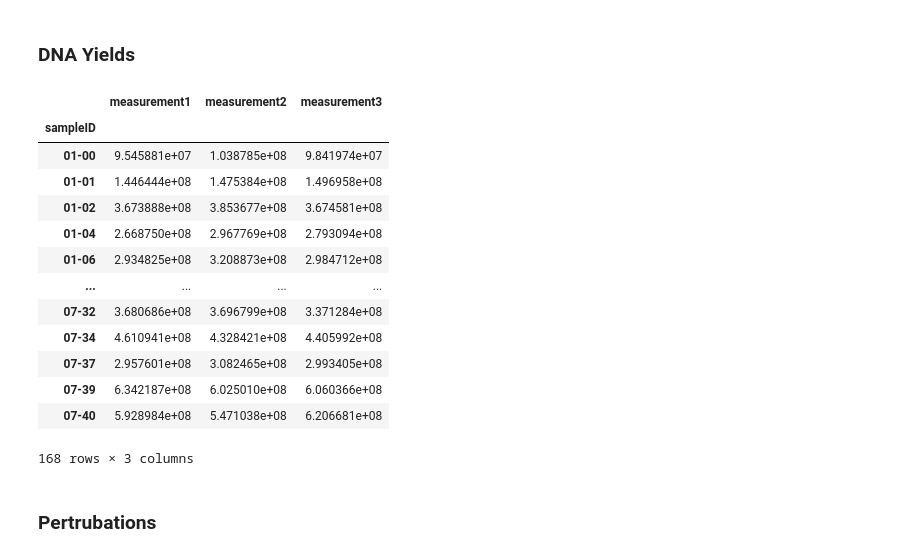
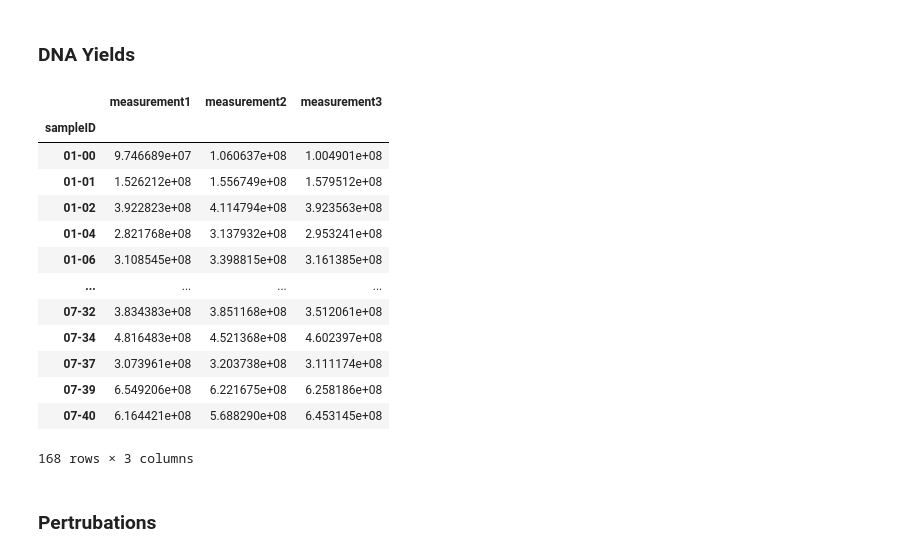
Before and after one commit to alejandrocs98/masters-thesis, a Jupyter notebook: ecological-modeling/data_preparation_mdsine2.ipynb, the cells around one changed output. Saved outputs shown, nothing was run; the diff lists cells and outputs as text; code cells hidden in the pictures.

```diff
--- a/ecological-modeling/data_preparation_mdsine2.ipynb
+++ b/ecological-modeling/data_preparation_mdsine2.ipynb
@@ -201,6 +201,6 @@ metadata
 # %%
 # dna_yields = pd.read_excel('McNulty_data_source.xlsx', sheet_name='DNA_yields')
-dna_yields = pd.read_excel('McNulty_data_source.xlsx', sheet_name='DNA_per_sample')
+dna_yields = pd.read_excel('mcnulty-datasets/McNulty_data_source.xlsx', sheet_name='DNA_per_sample')
 # dna_yields['Day'] = dna_yields['Day'].replace('cecum', 'CEC')
 dna_yields = dna_yields[dna_yields['Day'] != 'cecum']
 dna_yields
@@ -227,7 +227,7 @@ conversion_factor
 # %% [output]
 912445569696969.6
 # %%
-genome_size = pd.read_excel('McNulty_data_source.xlsx', sheet_name='Genome_size')
+genome_size = pd.read_excel('mcnulty-datasets/McNulty_data_source.xlsx', sheet_name='Genome_size')
 genome_size
 # %% [output]
 |  | name | Genome_length (bp) |
@@ -289,7 +290,7 @@ dna_yields
 | 374 | 15 | 41 | 0.56 |
 375 rows × 3 columns
 # %%
-full_table = pd.merge(raw_counts_long, dna_yields, on=['Mouse', 'Day'])
+full_table = pd.merge(norm_counts_long, dna_yields, on=['Mouse', 'Day'])
 full_table = full_table[full_table.columns[[0,4,2,3,1,5]]].copy()
 full_table
 # %% [output]
@@ -385,21 +386,21 @@ table_summary
 359 rows × 3 columns
 # %%
-dna_yields = table_summary.copy()
-dna_yields.sort_values(by=['Mouse', 'Day'], inplace=True)
-dna_yields['sampleID'] = dna_yields['Mouse'].astype(str) + '-' + dna_yields['Day'].astype(str)
+dna_molecules = table_summary.copy()
+dna_molecules.sort_values(by=['Mouse', 'Day'], inplace=True)
+dna_molecules['sampleID'] = dna_molecules['Mouse'].astype(str) + '-' + dna_molecules['Day'].astype(str)
 to_rename = {'^1-':'01-', '^2-':'02-', '^3-':'03-', '^4-':'04-', '^5-':'05-', '^6-':'06-', '^7-':'07-', '^8-':'08-', '^9-':'09-',
               '-0':'-00','-1$':'-01', '-2$':'-02', '-3$':'-03', '-4$':'-04', '-5$':'-05', '-6$':'-06', '-7$':'-07', '-8$':'-08', '-9$':'-09'}
-dna_yields['sampleID'] = dna_yields['sampleID'].replace(to_replace=to_rename, regex=True)
-dna_yields = dna_yields.loc[:,['sampleID', 'measurement1']]
-dna_yields.set_index('sampleID', inplace=True)
-dna_yields.columns = ['measurement1']
+dna_molecules['sampleID'] = dna_molecules['sampleID'].replace(to_replace=to_rename, regex=True)
+dna_molecules = dna_molecules.loc[:,['sampleID', 'measurement1']]
+dna_molecules.set_index('sampleID', inplace=True)
+dna_molecules.columns = ['measurement1']
 np.random.seed(0)
 def add_noise(x, eta=0.05):
     return np.random.normal(loc=x, scale=eta*x)
-dna_yields['measurement2'] = dna_yields['measurement1'].apply(add_noise)
-dna_yields['measurement3'] = dna_yields['measurement1'].apply(add_noise)
-# dna_yields.to_csv('mcnulty-datasets/dna_yields.tsv', sep='\t')
-dna_yields
+dna_molecules['measurement2'] = dna_molecules['measurement1'].apply(add_noise)
+dna_molecules['measurement3'] = dna_molecules['measurement1'].apply(add_noise)
+# dna_molecules.to_csv('mcnulty-datasets/dna_molecules.tsv', sep='\t')
+dna_molecules
 # %% [output]
 |  | measurement1 | measurement2 | measurement3 |
 | sampleID |  |  |  |
@@ -534,23 +536,23 @@ metadata_lf0
 # %% [markdown]
 ### DNA Yields
 # %%
-dna_yields_lf0 = dna_yields.loc[lf0s]
-dna_yields_lf0.to_csv('mcnulty-datasets/LF0/dna_yields.tsv', sep='\t')
-dna_yields_lf0
+dna_molecules_lf0 = dna_molecules.loc[lf0s]
+dna_molecules_lf0.to_csv('mcnulty-datasets/LF0/dna_molecules.tsv', sep='\t')
+dna_molecules_lf0
 # %% [output]
 |  | measurement1 | measurement2 | measurement3 |
 | sampleID |  |  |  |
-| 01-00 | 9.545881e+07 | 1.038785e+08 | 9.841974e+07 |
-| 01-01 | 1.446444e+08 | 1.475384e+08 | 1.496958e+08 |
-| 01-02 | 3.673888e+08 | 3.853677e+08 | 3.674581e+08 |
-| 01-04 | 2.668750e+08 | 2.967769e+08 | 2.793094e+08 |
-| 01-06 | 2.934825e+08 | 3.208873e+08 | 2.984712e+08 |
+| 01-00 | 9.746689e+07 | 1.060637e+08 | 1.004901e+08 |
+| 01-01 | 1.526212e+08 | 1.556749e+08 | 1.579512e+08 |
+| 01-02 | 3.922823e+08 | 4.114794e+08 | 3.923563e+08 |
+| 01-04 | 2.821768e+08 | 3.137932e+08 | 2.953241e+08 |
+| 01-06 | 3.108545e+08 | 3.398815e+08 | 3.161385e+08 |
 | ... | ... | ... | ... |
-| 07-32 | 3.680686e+08 | 3.696799e+08 | 3.371284e+08 |
-| 07-34 | 4.610941e+08 | 4.328421e+08 | 4.405992e+08 |
-| 07-37 | 2.957601e+08 | 3.082465e+08 | 2.993405e+08 |
-| 07-39 | 6.342187e+08 | 6.025010e+08 | 6.060366e+08 |
-| 07-40 | 5.928984e+08 | 5.471038e+08 | 6.206681e+08 |
+| 07-32 | 3.834383e+08 | 3.851168e+08 | 3.512061e+08 |
+| 07-34 | 4.816483e+08 | 4.521368e+08 | 4.602397e+08 |
+| 07-37 | 3.073961e+08 | 3.203738e+08 | 3.111174e+08 |
+| 07-39 | 6.549206e+08 | 6.221675e+08 | 6.258186e+08 |
+| 07-40 | 6.164421e+08 | 5.688290e+08 | 6.453145e+08 |
 168 rows × 3 columns
 # %% [markdown]
 ### Pertrubations
```
Also changed, not shown: parts of 15 cells of this notebook, 30 other files.
